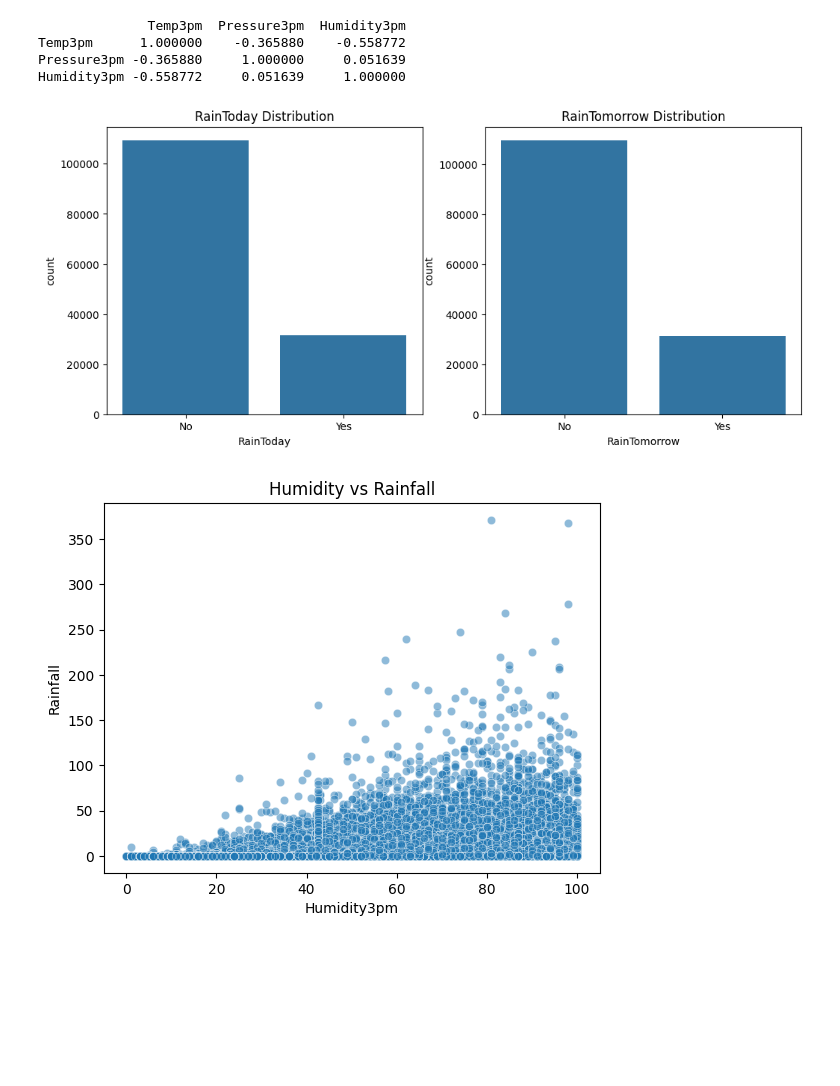
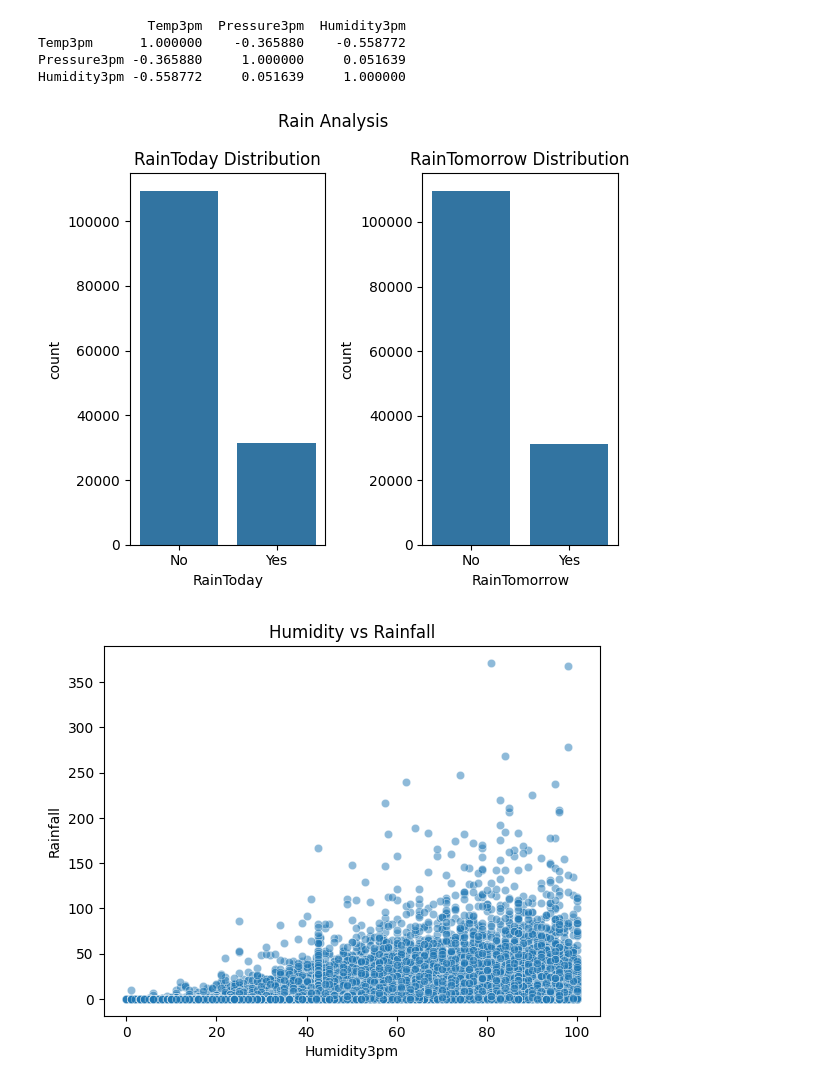
Before and after one commit to jatin7425/EDA-practice, a Jupyter notebook: main/ana.ipynb, the cells around one changed output. Drawn from its saved outputs; the diff is of its cells as text; code cells hidden in the pictures; blank space fills up the shorter version.

```diff
--- a/ana.ipynb
+++ b/main/ana.ipynb
@@ -133,21 +133,22 @@ Temp3pm      1.000000    -0.365880    -0.558772
 Pressure3pm -0.365880     1.000000     0.051639
 Humidity3pm -0.558772     0.051639     1.000000
 # %%
-import matplotlib.pyplot as plt
-import seaborn as sns
+# Count plot for RainToday & RainTomorrow
+fig, ax = plt.subplots(1, 2, figsize=(6, 5))
 
-# Count plot for RainToday & RainTomorrow
-fig, ax = plt.subplots(1, 2, figsize=(12, 5))
+fig.suptitle("Rain Analysis")
 
 sns.countplot(x=df['RainToday'], ax=ax[0])
 ax[0].set_title("RainToday Distribution")
 
 sns.countplot(x=df['RainTomorrow'], ax=ax[1])
 ax[1].set_title("RainTomorrow Distribution")
 
+fig.tight_layout()
+
 plt.show()
 # %% [output]
-[figure, old version]
+[figure, new version]
 # %%
 sns.scatterplot(x=df['Humidity3pm'], y=df['Rainfall'], alpha=0.5)
 plt.title("Humidity vs Rainfall")
```
Also changed, not shown: 2 other files.
